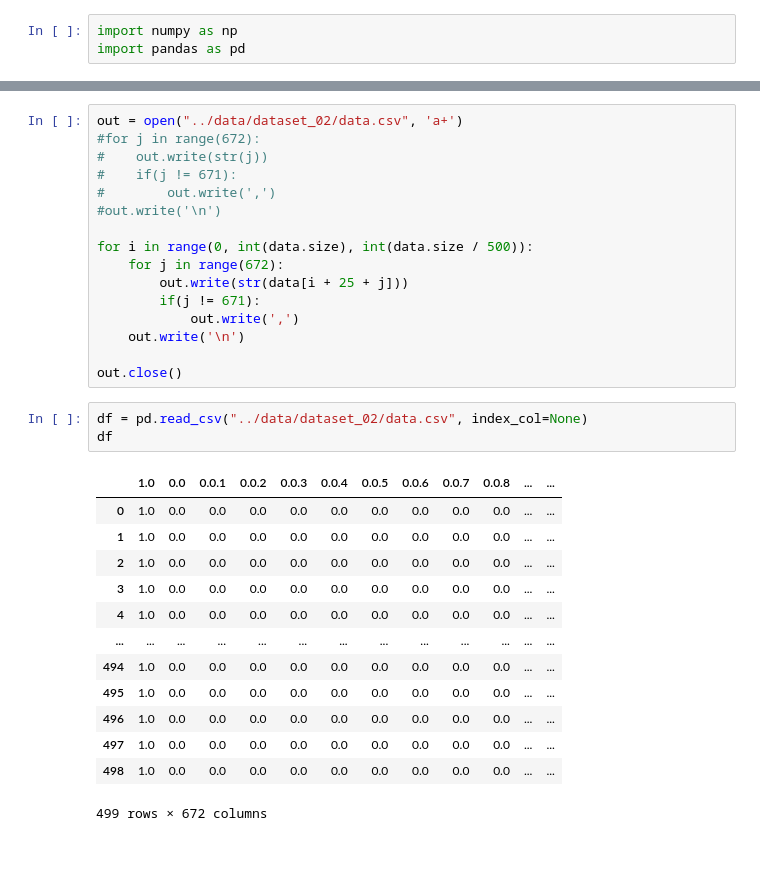
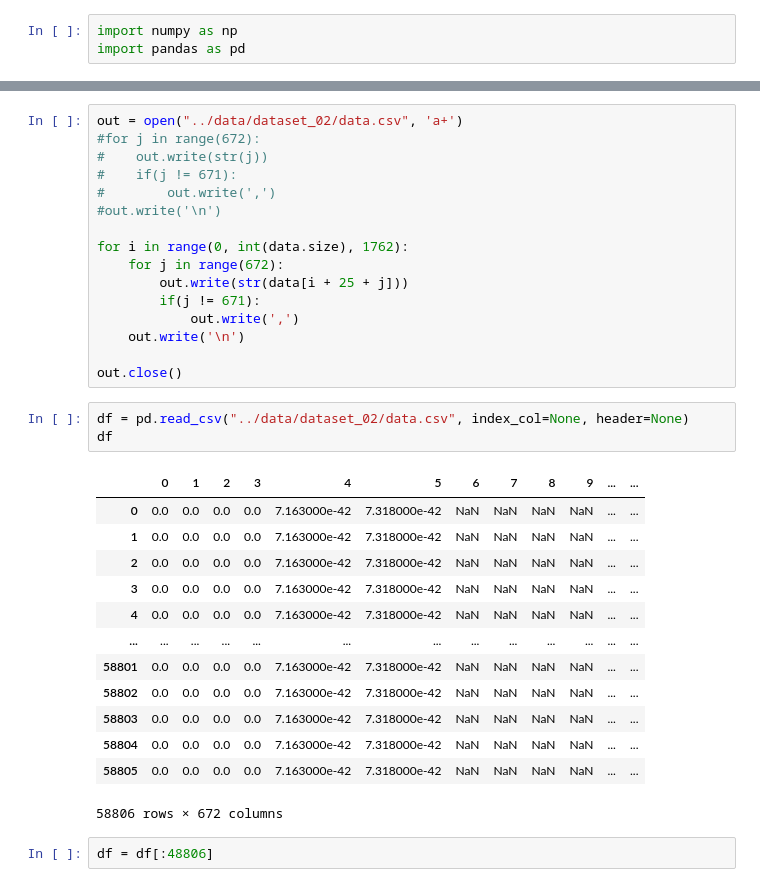
Before and after one commit to mawerid/muon_NN_NEVOD, a Jupyter notebook: src/handle_raw_data.ipynb, the cells around one changed output, grey strips where cells are left out. Saved outputs shown, nothing was run; the diff lists cells and outputs as text; blank space fills up the shorter version.

Commit message:
complete second dataset and first CNN (on keras)

```diff
--- a/src/handle_raw_data.ipynb
+++ b/src/handle_raw_data.ipynb
@@ -29,7 +44,7 @@ out = open("../data/dataset_02/data.csv", 'a+')
 #        out.write(',')
 #out.write('\n')
 
-for i in range(0, int(data.size), int(data.size / 500)):
+for i in range(0, int(data.size), 1762):
     for j in range(672):
         out.write(str(data[i + 25 + j]))
         if(j != 671):
@@ -38,19 +53,21 @@ for i in range(0, int(data.size), int(data.size / 500)):
 
 out.close()
 # %%
-df = pd.read_csv("../data/dataset_02/data.csv", index_col=None)
+df = pd.read_csv("../data/dataset_02/data.csv", index_col=None, header=None)
 df
 # %% [output]
-|  | 1.0 | 0.0 | 0.0.1 | 0.0.2 | 0.0.3 | 0.0.4 | 0.0.5 | 0.0.6 | 0.0.7 | 0.0.8 | ... | ... |
-| 0 | 1.0 | 0.0 | 0.0 | 0.0 | 0.0 | 0.0 | 0.0 | 0.0 | 0.0 | 0.0 | ... | ... |
-| 1 | 1.0 | 0.0 | 0.0 | 0.0 | 0.0 | 0.0 | 0.0 | 0.0 | 0.0 | 0.0 | ... | ... |
-| 2 | 1.0 | 0.0 | 0.0 | 0.0 | 0.0 | 0.0 | 0.0 | 0.0 | 0.0 | 0.0 | ... | ... |
-| 3 | 1.0 | 0.0 | 0.0 | 0.0 | 0.0 | 0.0 | 0.0 | 0.0 | 0.0 | 0.0 | ... | ... |
-| 4 | 1.0 | 0.0 | 0.0 | 0.0 | 0.0 | 0.0 | 0.0 | 0.0 | 0.0 | 0.0 | ... | ... |
+|  | 0 | 1 | 2 | 3 | 4 | 5 | 6 | 7 | 8 | 9 | ... | ... |
+| 0 | 0.0 | 0.0 | 0.0 | 0.0 | 7.163000e-42 | 7.318000e-42 | NaN | NaN | NaN | NaN | ... | ... |
+| 1 | 0.0 | 0.0 | 0.0 | 0.0 | 7.163000e-42 | 7.318000e-42 | NaN | NaN | NaN | NaN | ... | ... |
+| 2 | 0.0 | 0.0 | 0.0 | 0.0 | 7.163000e-42 | 7.318000e-42 | NaN | NaN | NaN | NaN | ... | ... |
+| 3 | 0.0 | 0.0 | 0.0 | 0.0 | 7.163000e-42 | 7.318000e-42 | NaN | NaN | NaN | NaN | ... | ... |
+| 4 | 0.0 | 0.0 | 0.0 | 0.0 | 7.163000e-42 | 7.318000e-42 | NaN | NaN | NaN | NaN | ... | ... |
 | ... | ... | ... | ... | ... | ... | ... | ... | ... | ... | ... | ... | ... |
-| 494 | 1.0 | 0.0 | 0.0 | 0.0 | 0.0 | 0.0 | 0.0 | 0.0 | 0.0 | 0.0 | ... | ... |
-| 495 | 1.0 | 0.0 | 0.0 | 0.0 | 0.0 | 0.0 | 0.0 | 0.0 | 0.0 | 0.0 | ... | ... |
-| 496 | 1.0 | 0.0 | 0.0 | 0.0 | 0.0 | 0.0 | 0.0 | 0.0 | 0.0 | 0.0 | ... | ... |
-| 497 | 1.0 | 0.0 | 0.0 | 0.0 | 0.0 | 0.0 | 0.0 | 0.0 | 0.0 | 0.0 | ... | ... |
-| 498 | 1.0 | 0.0 | 0.0 | 0.0 | 0.0 | 0.0 | 0.0 | 0.0 | 0.0 | 0.0 | ... | ... |
+| 58801 | 0.0 | 0.0 | 0.0 | 0.0 | 7.163000e-42 | 7.318000e-42 | NaN | NaN | NaN | NaN | ... | ... |
+| 58802 | 0.0 | 0.0 | 0.0 | 0.0 | 7.163000e-42 | 7.318000e-42 | NaN | NaN | NaN | NaN | ... | ... |
+| 58803 | 0.0 | 0.0 | 0.0 | 0.0 | 7.163000e-42 | 7.318000e-42 | NaN | NaN | NaN | NaN | ... | ... |
+| 58804 | 0.0 | 0.0 | 0.0 | 0.0 | 7.163000e-42 | 7.318000e-42 | NaN | NaN | NaN | NaN | ... | ... |
+| 58805 | 0.0 | 0.0 | 0.0 | 0.0 | 7.163000e-42 | 7.318000e-42 | NaN | NaN | NaN | NaN | ... | ... |
-499 rows × 672 columns
+58806 rows × 672 columns
+# %%
+df = df[:48806]
```
Also changed, not shown: parts of 18 cells of this notebook, 10 other files.
